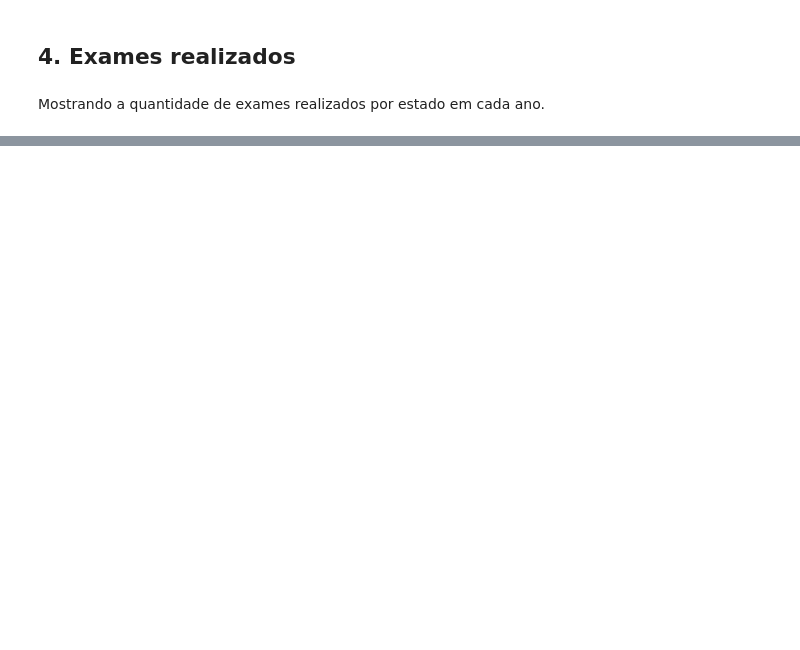
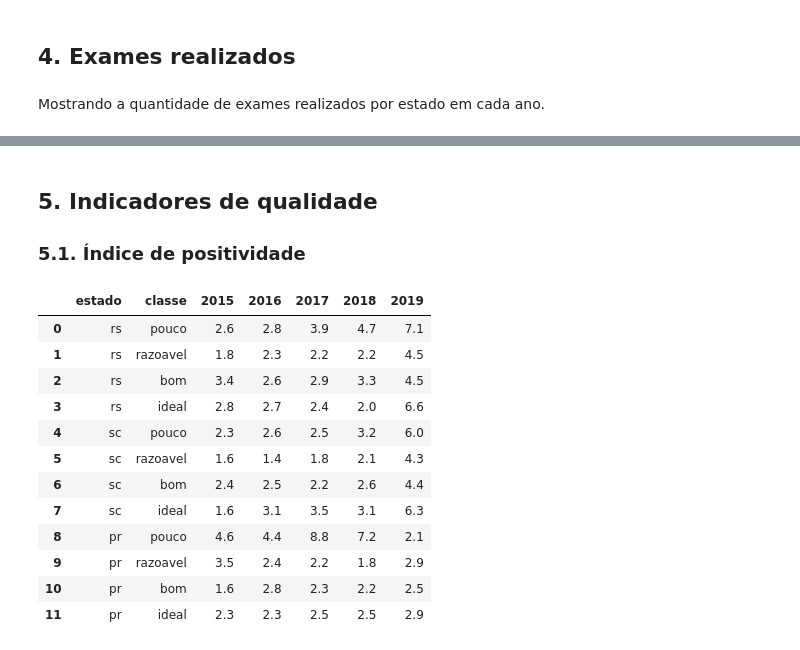
Before and after one commit to souzamarcelo/qualicito, a Jupyter notebook: lab-book.ipynb, the cells around one changed output, grey strips where cells are left out. Saved outputs shown, nothing was run; the diff lists cells and outputs as text; code cells hidden in the pictures; blank space fills up the shorter version.

```diff
--- a/lab-book.ipynb
+++ b/lab-book.ipynb
@@ -91,0 +103,21 @@ analysis.examesEstadoClasseAno(dados)
+# %% [markdown]
+## 5. Indicadores de qualidade
+
+### 5.1. Índice de positividade
+# %%
+pd.options.display.float_format = "{:.1f}".format
+analysis.tabelaIndicador(dados, 'ind_pos', 'mean')
+# %% [output]
+|  | estado | classe | 2015 | 2016 | 2017 | 2018 | 2019 |
+| 0 | rs | pouco | 2.6 | 2.8 | 3.9 | 4.7 | 7.1 |
+| 1 | rs | razoavel | 1.8 | 2.3 | 2.2 | 2.2 | 4.5 |
+| 2 | rs | bom | 3.4 | 2.6 | 2.9 | 3.3 | 4.5 |
+| 3 | rs | ideal | 2.8 | 2.7 | 2.4 | 2.0 | 6.6 |
+| 4 | sc | pouco | 2.3 | 2.6 | 2.5 | 3.2 | 6.0 |
+| 5 | sc | razoavel | 1.6 | 1.4 | 1.8 | 2.1 | 4.3 |
+| 6 | sc | bom | 2.4 | 2.5 | 2.2 | 2.6 | 4.4 |
+| 7 | sc | ideal | 1.6 | 3.1 | 3.5 | 3.1 | 6.3 |
+| 8 | pr | pouco | 4.6 | 4.4 | 8.8 | 7.2 | 2.1 |
+| 9 | pr | razoavel | 3.5 | 2.4 | 2.2 | 1.8 | 2.9 |
+| 10 | pr | bom | 1.6 | 2.8 | 2.3 | 2.2 | 2.5 |
+| 11 | pr | ideal | 2.3 | 2.3 | 2.5 | 2.5 | 2.9 |
```
Also changed, not shown: parts of 14 cells of this notebook, 1 other file.
